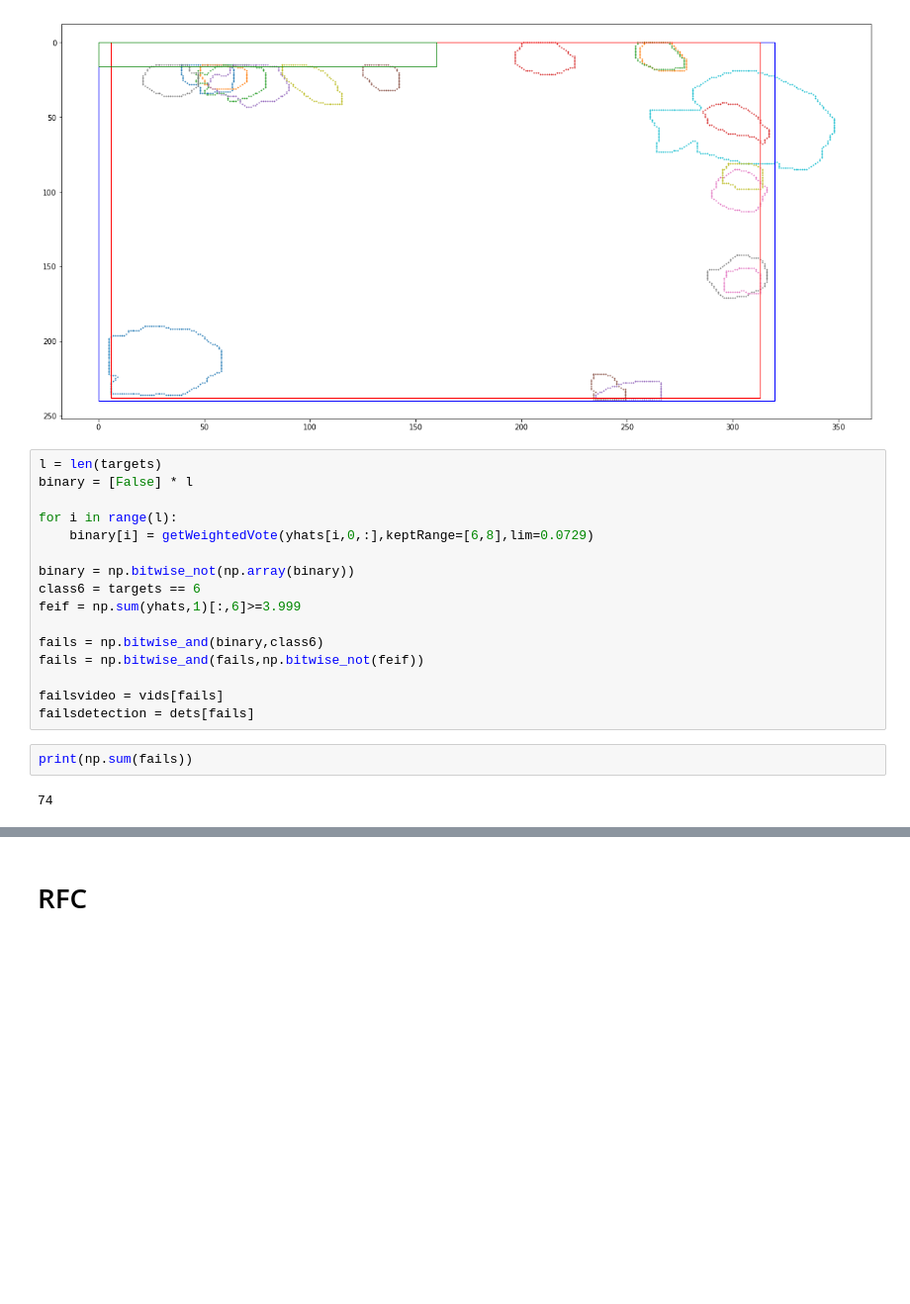
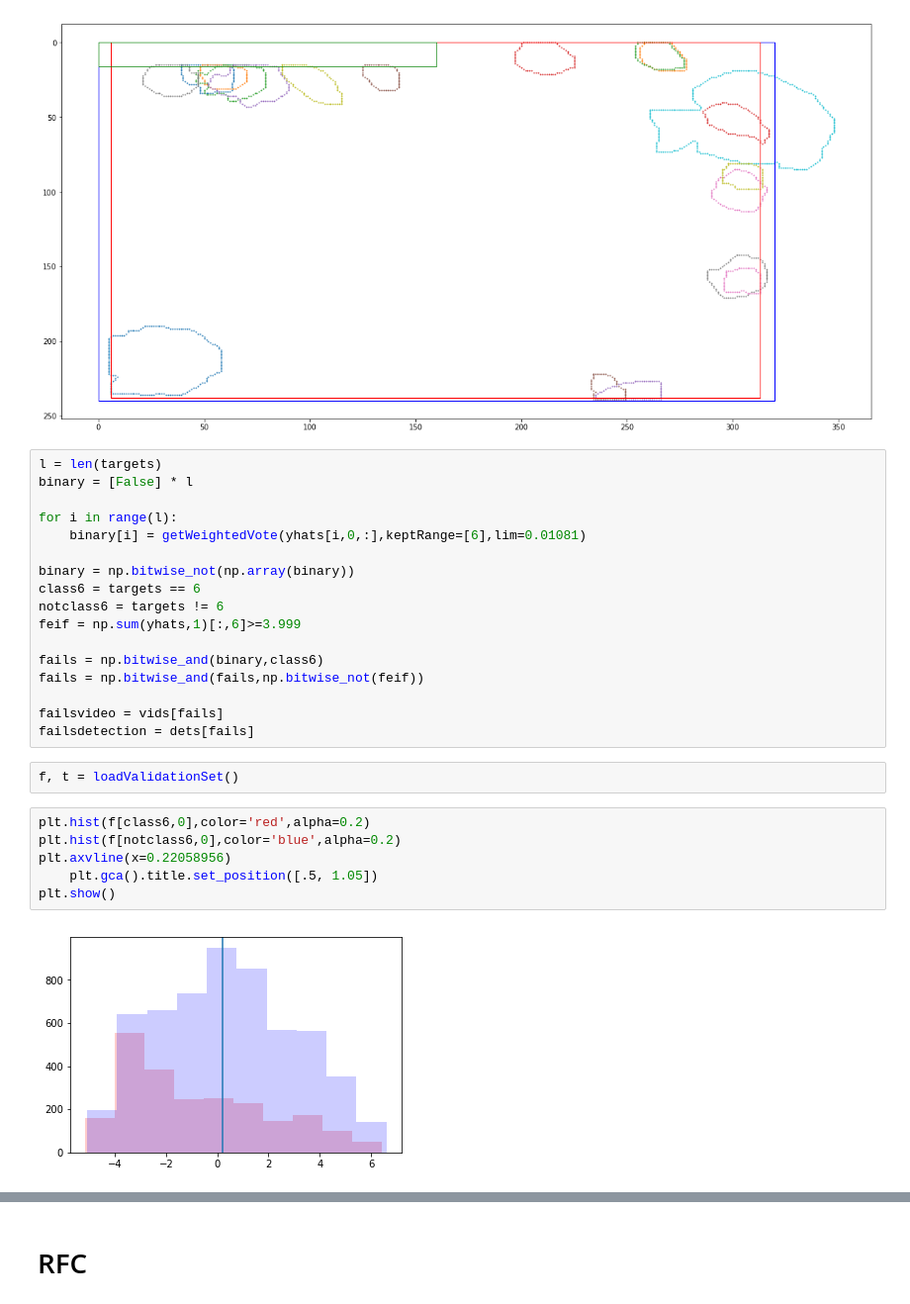
Before and after one commit to JianmengYu/f4k, a Jupyter notebook: final cleaning.ipynb, the cells around one changed output, grey strips where cells are left out. Shown at 99% size. Cells and saved outputs as stored; diff of their text form; blank space fills up the shorter version.

```diff
--- a/final cleaning.ipynb
+++ b/final cleaning.ipynb
@@ -671,10 +713,11 @@ l = len(targets)
 binary = [False] * l
 
 for i in range(l):
-    binary[i] = getWeightedVote(yhats[i,0,:],keptRange=[6,8],lim=0.0729)
+    binary[i] = getWeightedVote(yhats[i,0,:],keptRange=[6],lim=0.01081)
 
 binary = np.bitwise_not(np.array(binary))
 class6 = targets == 6
+notclass6 = targets != 6
 feif = np.sum(yhats,1)[:,6]>=3.999
 
 fails = np.bitwise_and(binary,class6)
@@ -682,7 +725,13 @@ fails = np.bitwise_and(fails,np.bitwise_not(feif))
 
 failsvideo = vids[fails]
 failsdetection = dets[fails]
-# %%
-print(np.sum(fails))
-# %% [output]
-74
+# %%
+f, t = loadValidationSet()
+# %%
+plt.hist(f[class6,0],color='red',alpha=0.2)
+plt.hist(f[notclass6,0],color='blue',alpha=0.2)
+plt.axvline(x=0.22058956)
+    plt.gca().title.set_position([.5, 1.05])
+plt.show()
+# %% [output]
+[figure, added]
```
Also changed, not shown: parts of 26 cells of this notebook, 7 other files.
